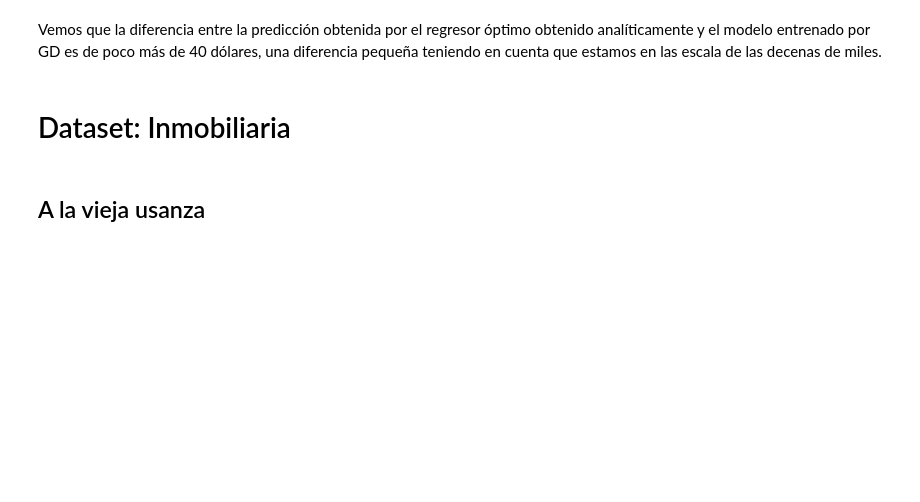
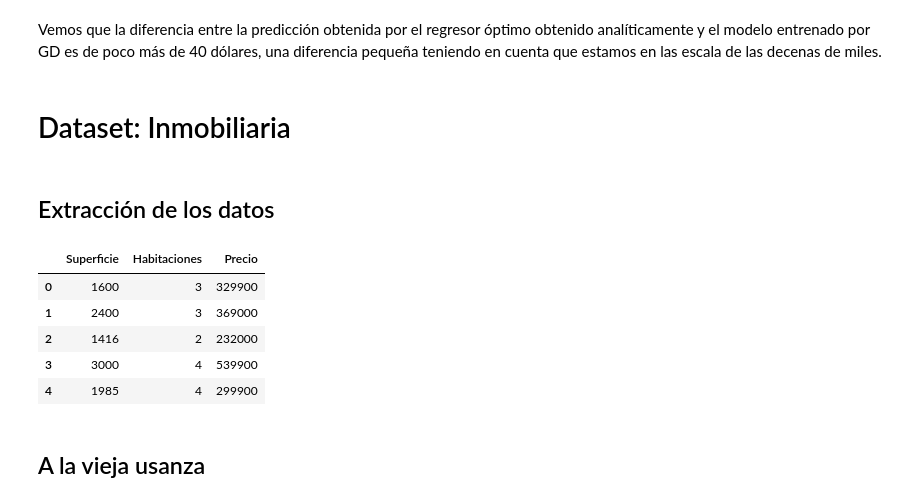
Before and after one commit to Nacho2904/pasantiacsc, a Jupyter notebook: agosto30.ipynb, the cells around one changed output. Saved outputs shown, nothing was run; the diff lists cells and outputs as text; code cells hidden in the pictures; blank space fills up the shorter version.

```diff
--- a/agosto30.ipynb
+++ b/agosto30.ipynb
@@ -287,5 +290,19 @@ abs(optimal_prediction - prediction)
 Vemos que la diferencia entre la predicción obtenida por el regresor óptimo obtenido analíticamente y el modelo entrenado por GD es de poco más de 40 dólares, una diferencia pequeña teniendo en cuenta que estamos en las escala de las decenas de miles.
 # %% [markdown]
 # Dataset: Inmobiliaria
+# %% [markdown]
+## Extracción de los datos
+# %%
+datos_inmobiliaria = pd.read_csv("https://raw.githubusercontent.com/CSC-CONICET/CURSO-LEARNING1/main/datasets/inmobiliaria.txt")
+datos_inmobiliaria.loc[len(datos_inmobiliaria)] = [2104, 3, 399900]
+datos_inmobiliaria.columns = ["Superficie", "Habitaciones", "Precio"]
+datos_inmobiliaria.head()
+# %% [output]
+|  | Superficie | Habitaciones | Precio |
+| 0 | 1600 | 3 | 329900 |
+| 1 | 2400 | 3 | 369000 |
+| 2 | 1416 | 2 | 232000 |
+| 3 | 3000 | 4 | 539900 |
+| 4 | 1985 | 4 | 299900 |
 # %% [markdown]
 ## A la vieja usanza
```
Also changed, not shown: parts of 7 cells of this notebook.
